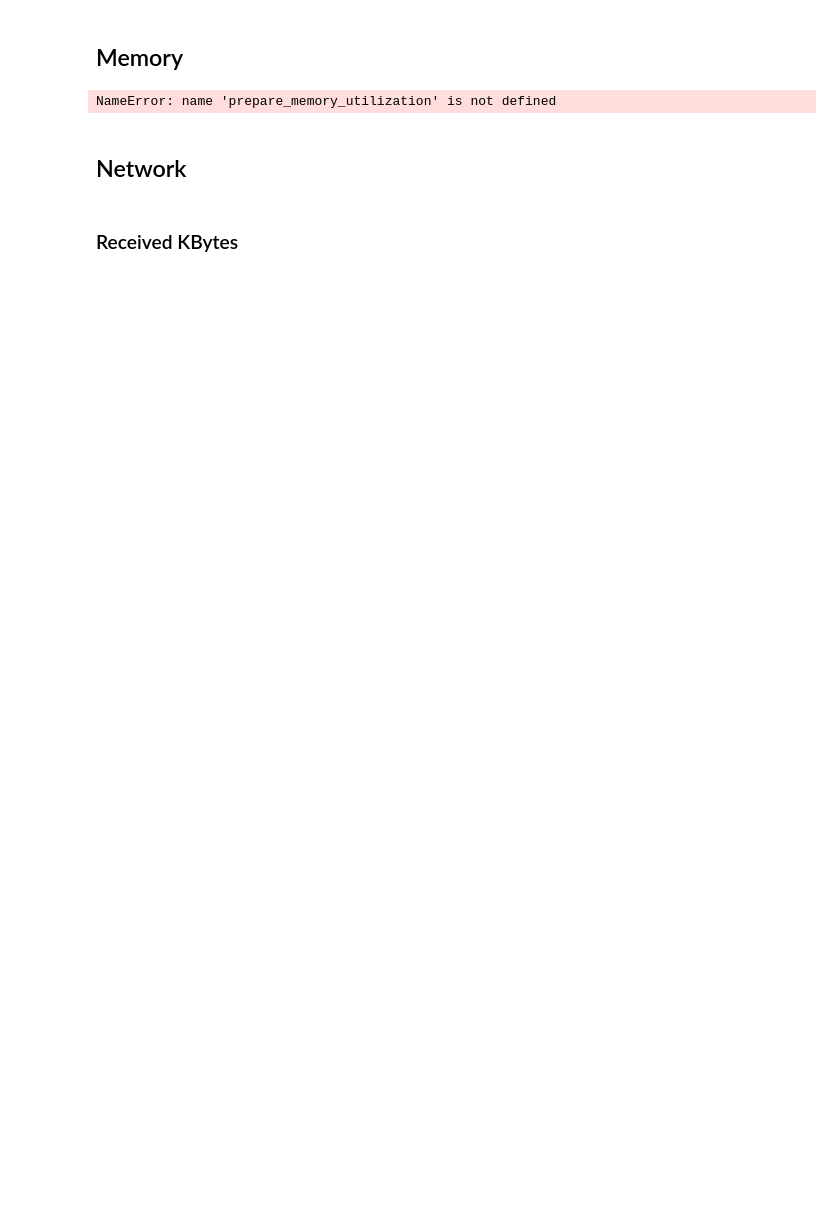
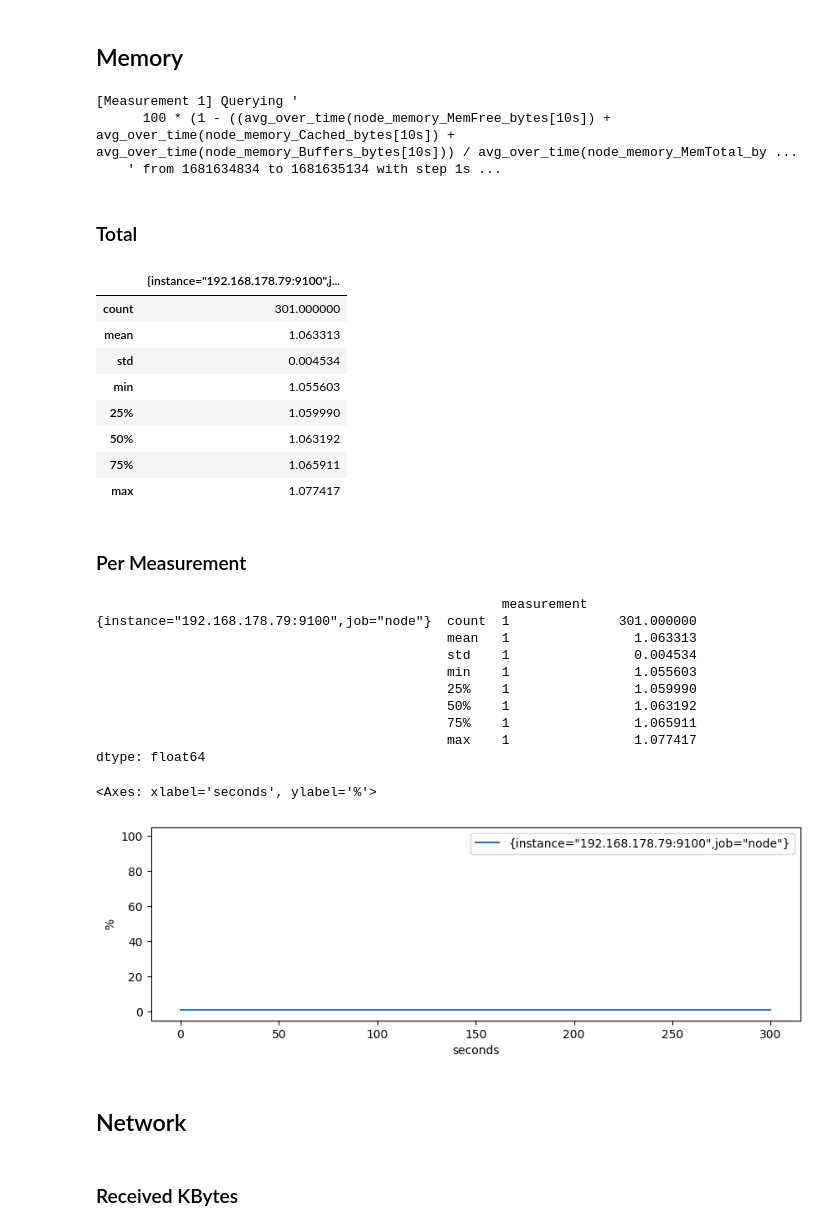
Before and after one commit to twobiers/software-architecture-sustainability-experiment, a Jupyter notebook: results/analysis.ipynb, the cells around one changed output. Cells and saved outputs as stored; diff of their text form; code cells hidden in the pictures; blank space fills up the shorter version.

```diff
--- a/results/analysis.ipynb
+++ b/results/analysis.ipynb
@@ -303,14 +334,39 @@ grouped_mean.plot(drawstyle='steps',figsize=(10,3),ylim=(-5,105),ylabel='%')
 # %% [markdown]
 ## Memory
 # %%
-result = prepare_memory_utilization(bm)
-describe_measurement_dataframe(result)
+memory_usage = prepare_memory_utilization(bm)
+describe_measurement_dataframe(memory_usage)
 
-grouped_mean = result.groupby(by=['seconds']).mean()
+grouped_mean = memory_usage.groupby(by=['seconds']).mean()
 grouped_mean.drop(['measurement'], inplace=True, axis=1)
 grouped_mean.plot(drawstyle='steps',figsize=(10,3),ylim=(-5,105),ylabel='%')
 # %% [output]
-NameError: name 'prepare_memory_utilization' is not defined
+[Measurement 1] Querying '
+      100 * (1 - ((avg_over_time(node_memory_MemFree_bytes[10s]) + avg_over_time(node_memory_Cached_bytes[10s]) + avg_over_time(node_memory_Buffers_bytes[10s])) / avg_over_time(node_memory_MemTotal_by ...
+    ' from 1681634834 to 1681635134 with step 1s ...
+### Total
+|  | {instance="192.168.178.79:9100",j... |
+| count | 301.000000 |
+| mean | 1.063313 |
+| std | 0.004534 |
+| min | 1.055603 |
+| 25% | 1.059990 |
+| 50% | 1.063192 |
+| 75% | 1.065911 |
+| max | 1.077417 |
+### Per Measurement
+                                                    measurement
+{instance="192.168.178.79:9100",job="node"}  count  1              301.000000
+                                             mean   1                1.063313
+                                             std    1                0.004534
+                                             min    1                1.055603
+                                             25%    1                1.059990
+                                             50%    1                1.063192
+                                             75%    1                1.065911
+                                             max    1                1.077417
+dtype: float64
+<Axes: xlabel='seconds', ylabel='%'>
+[figure, added]
 # %% [markdown]
 ## Network
 # %%
```
Also changed, not shown: parts of 16 cells of this notebook.
